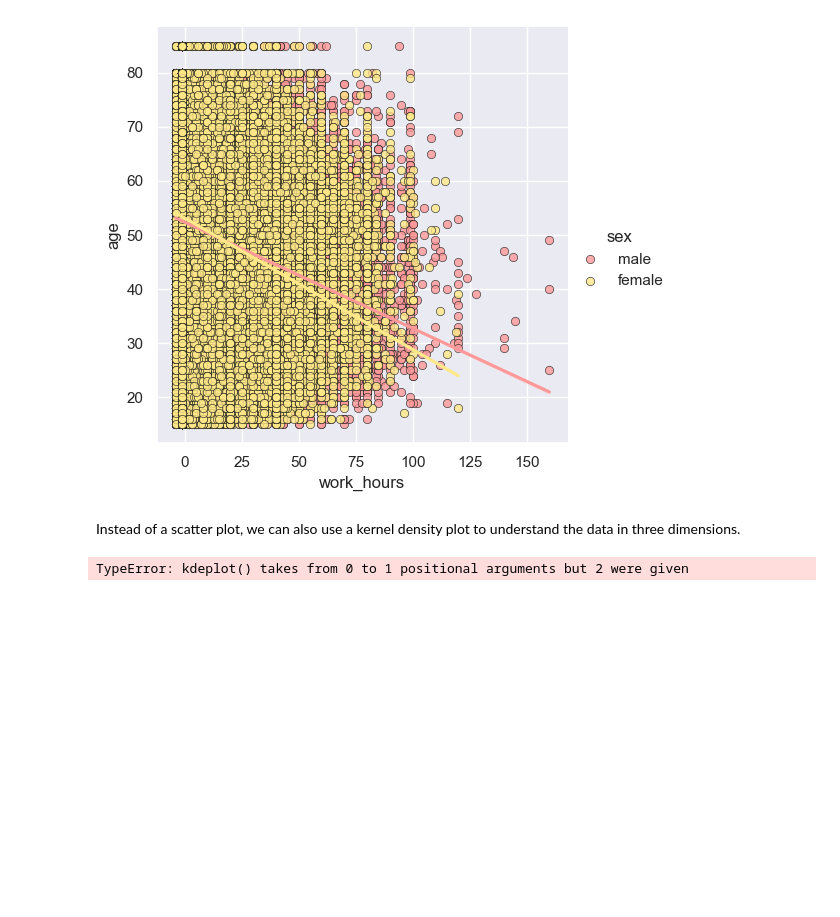
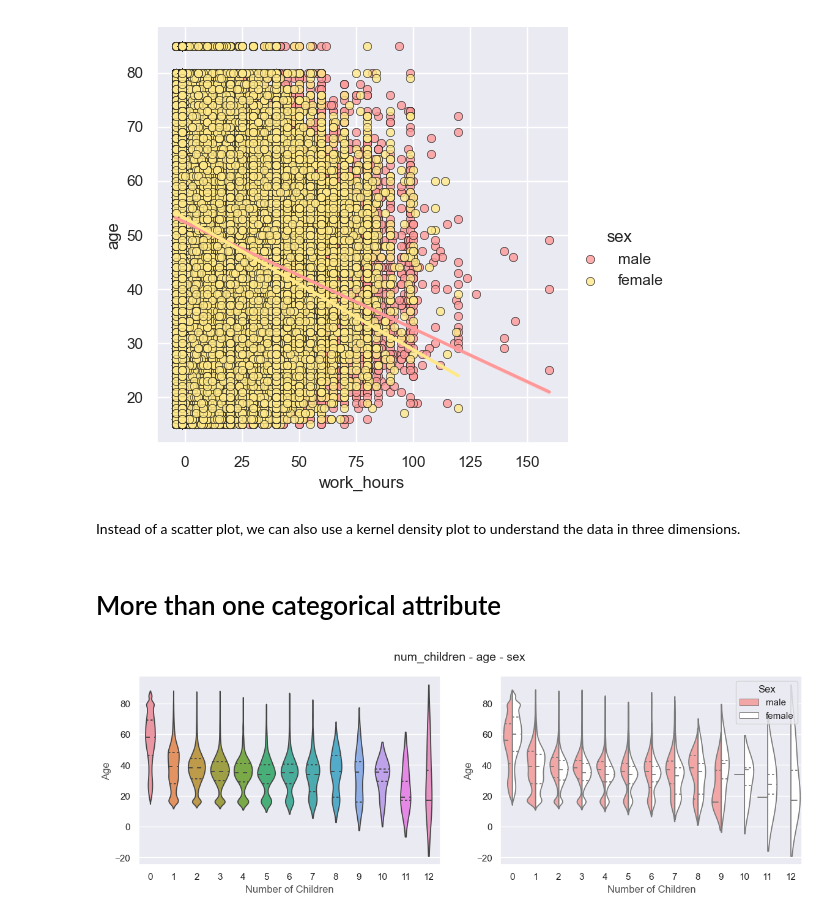
Before and after one commit to Nexus627/cs765-group-populations-multi-viz, a Jupyter notebook: 3D.ipynb, the cells around one changed output. Drawn from its saved outputs; the diff is of its cells as text; code cells hidden in the pictures; blank space fills up the shorter version.

```diff
--- a/3D_vis.ipynb
+++ b/3D.ipynb
@@ -143,12 +145,24 @@ lp = sns.lmplot(x='work_hours', y='age', hue='sex',
 [figure]
 # %% [markdown]
 Instead of a scatter plot, we can also use a kernel density plot to understand the data in three dimensions.
-# %%
-# Visualizing 3-D mix data using kernel density plots
-# leveraging the concepts of hue for categorical dimension
-ax = sns.kdeplot(data['work_hours'], data['age'],
-                  cmap="YlOrBr", shade=True, shade_lowest=False)
-ax = sns.kdeplot(data['work_hours'], data['num_children'],
-                  cmap="Reds", shade=True, shade_lowest=False)
-# %% [output]
-TypeError: kdeplot() takes from 0 to 1 positional arguments but 2 were given
+# %% [markdown]
+<h1>More than one categorical attribute</h1>
+# %%
+# Visualizing 3-D mix data using violin plots
+# leveraging the concepts of hue and axes for > 1 categorical dimensions
+f, (ax1, ax2) = plt.subplots(1, 2, figsize=(14, 4))
+f.suptitle('num_children - age - sex', fontsize=14)
+
+sns.violinplot(x="num_children", y="age",
+               data=data, inner="quart", linewidth=1.3,ax=ax1)
+ax1.set_xlabel("Number of Children",size = 12,alpha=0.8)
+ax1.set_ylabel("Age",size = 12,alpha=0.8)
+
+sns.violinplot(x="num_children", y="age", hue="sex",
+               data=data, split=True, inner="quart", linewidth=1.3,
+               palette={"male": "#FF9999", "female": "white"}, ax=ax2)
+ax2.set_xlabel("Number of Children",size = 12,alpha=0.8)
+ax2.set_ylabel("Age",size = 12,alpha=0.8)
+l = plt.legend(loc='upper right', title='Sex')
+# %% [output]
+[figure, added]
```
Also changed, not shown: parts of 8 cells of this notebook.
